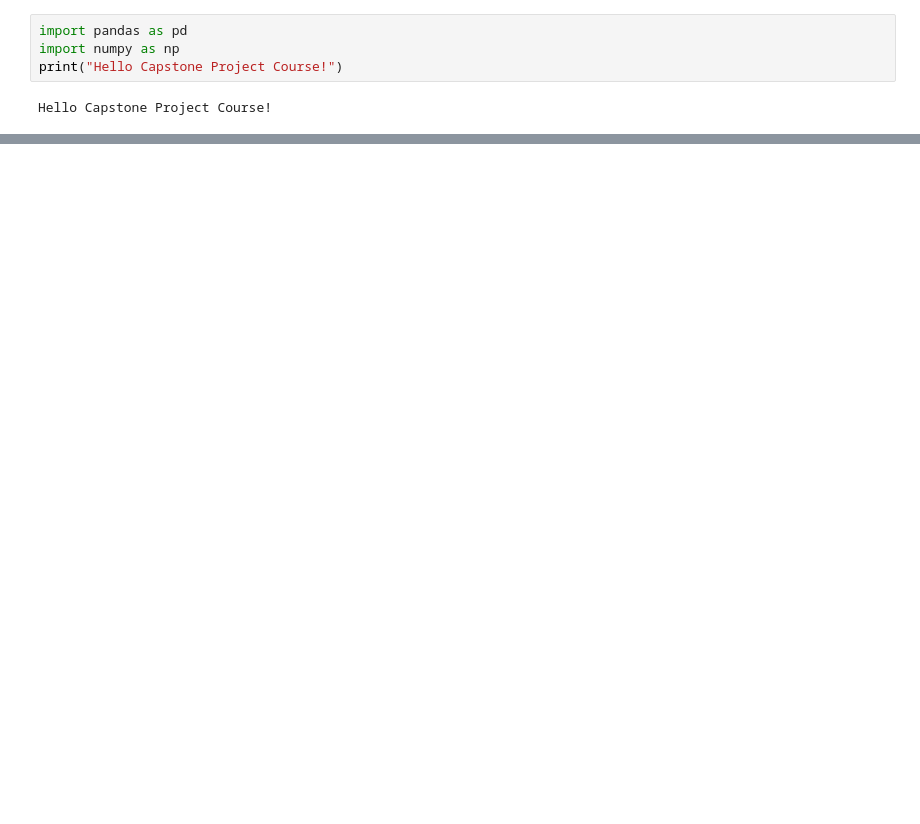
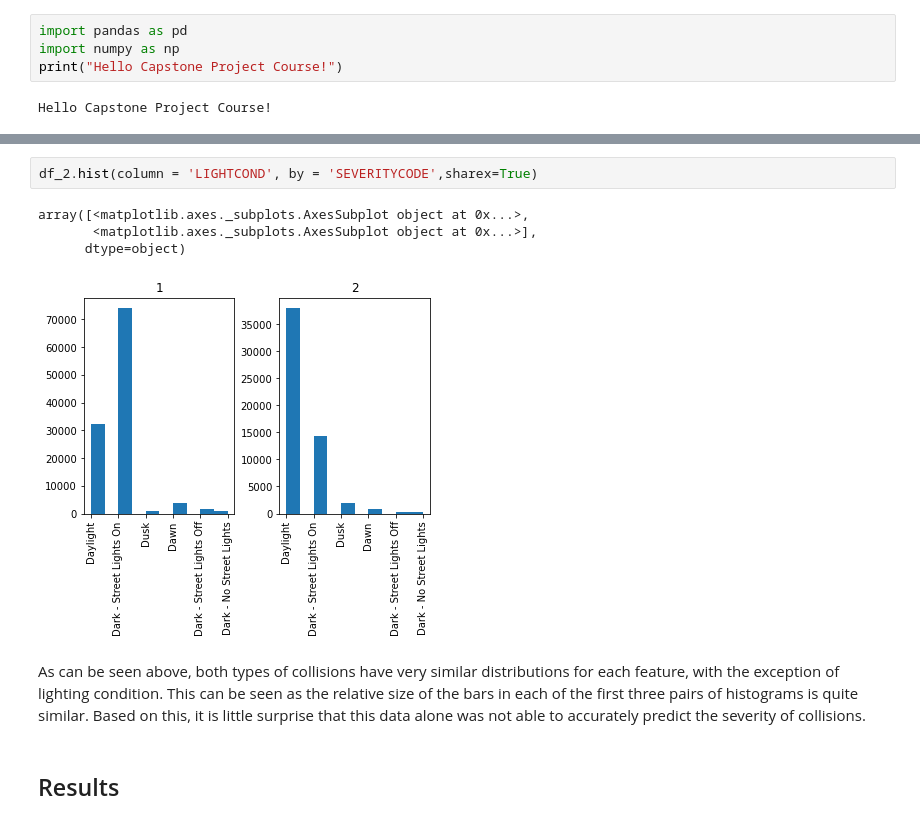
Before and after one commit to jscanderson/Coursera_Capstone, a Jupyter notebook: CapstoneProject.ipynb, the cells around one changed output, grey strips where cells are left out. Cells and saved outputs as stored; diff of their text form; blank space fills up the shorter version.

```diff
--- a/CapstoneProject.ipynb
+++ b/CapstoneProject.ipynb
@@ -15,0 +246,11 @@ This project will use a data set of traffic collisions recorded by the Seattle P
+# %%
+df_2.hist(column = 'LIGHTCOND', by = 'SEVERITYCODE',sharex=True)
+# %% [output]
+array([<matplotlib.axes._subplots.AxesSubplot object at 0x...>,
+       <matplotlib.axes._subplots.AxesSubplot object at 0x...>],
+      dtype=object)
+[figure, added]
+# %% [markdown]
+As can be seen above, both types of collisions have very similar distributions for each feature, with the exception of lighting condition. This can be seen as the relative size of the bars in each of the first three pairs of histograms is quite similar. Based on this, it is little surprise that this data alone was not able to accurately predict the severity of collisions.
+# %% [markdown]
+## Results
```
Also changed, not shown: parts of 36 cells of this notebook.
